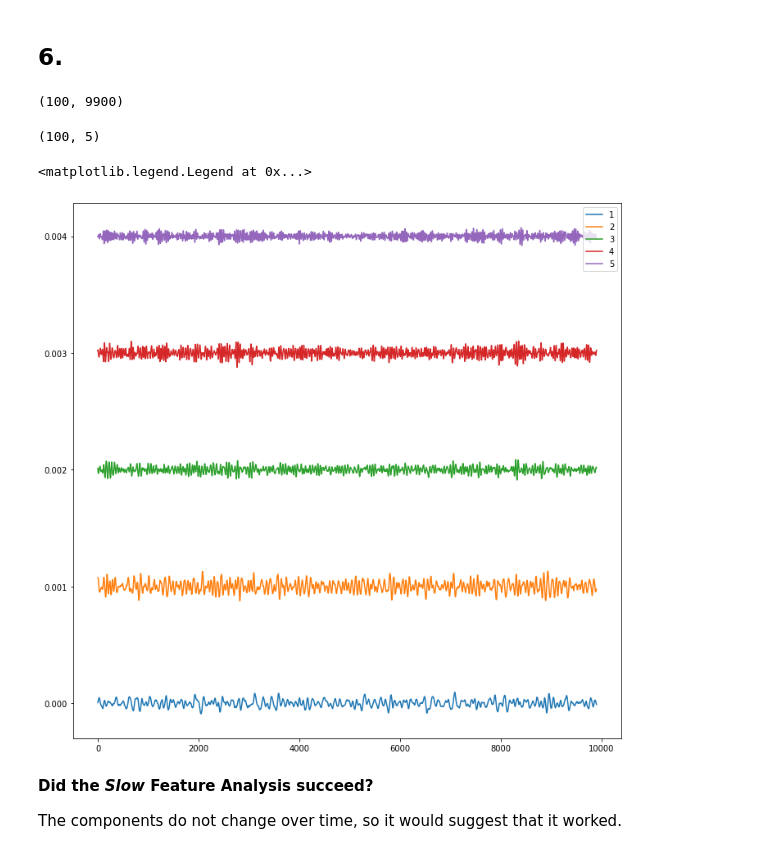
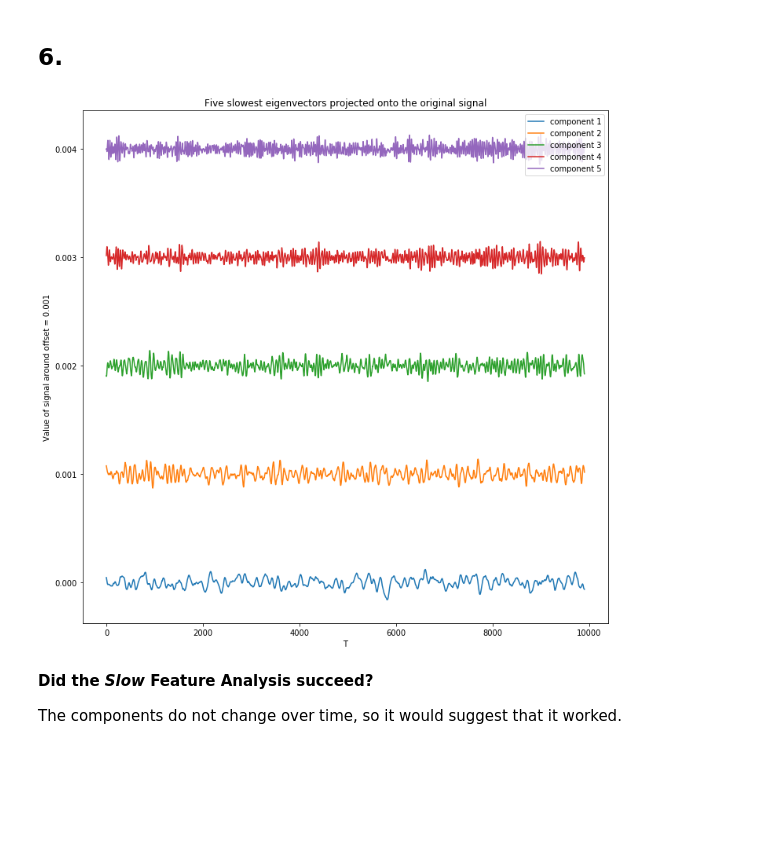
Before and after one commit to DorotheaMueller/mhbf, a Jupyter notebook: ex_2_budding_mueller.ipynb, the cells around one changed output. Saved outputs shown, nothing was run; the diff lists cells and outputs as text; code cells hidden in the pictures; blank space fills up the shorter version.

```diff
--- a/ex_2_budding_mueller.ipynb
+++ b/ex_2_budding_mueller.ipynb
@@ -180,9 +184,9 @@ def extract_receptive_fields(stimulus, len_receptive_field):
     for i in range(number_fields):
         all_rec_fields[i] = stimulus[i:len_receptive_field+i]
 
+    # Enforce zero mean across each field.
+    all_rec_fields -= np.mean(all_rec_fields.T, axis = 1)
     all_rec_fields = all_rec_fields.T
-    # Enforce zero mean across each field.
-    all_rec_fields -= np.mean(all_rec_fields, axis = 0)
     print(all_rec_fields.shape)
 
     return all_rec_fields
@@ -195,11 +199,8 @@ X = extract_receptive_fields(signal, len_receptive_field)
 # %%
 ### TMP
 # Joint covariance matrix.
-# C = np.cov(X)
-### TODO::: WHY WE CANNOT TAKE NP CONV??
-print(np.cov(X).shape)
-C = X@X.T/L
-print((X@X.T/L).shape)
-C_derivative = np.diff(X) @ np.diff(X).T / (L-1)
+C = np.cov(X)
+X_dot = np.diff(X, axis = 1)
+C_derivative = X_dot @ X_dot.T / (L-1)
 # C is right-hand side matrix in the generalized eigenvalue problem, so is second parameter.
 eigval, eigvec = eig(C_derivative, C)
@@ -212,5 +207,5 @@ eigval, eigvec = eig(C_derivative, C)
 # %%
 # Sort in ascending order.
-idx = eigval.argsort()
+idx = np.argsort(np.abs(eigval))
 eigvec = eigvec[:, idx]
 eigval = eigval[idx]
@@ -235,0 +226,8 @@ plt.plot(five_eigvec)
+# %%
+for i, eig_vec in enumerate(five_eigvec.T):
+    plt.plot(eig_vec, label = '{}. eigenvalue'.format(i+1))
+plt.xlabel('Number of eigenvalue')
+plt.ylabel('Value of eigenvalue')
+plt.title('Five slowest eigenvalues of the signal')
+plt.legend(loc='center left', bbox_to_anchor=(1, 0.5))
+plt.show()
@@ -248,27 +248,21 @@ We would expect the eigenvectors close to 0.
 **How does the shape of these eigenvectors relate to the structure of the receptive fields in primary visual cortex V1?**
 # %% [markdown]
 ## 6.
-# %%
-X.shape
-# %% [output]
-(100, 9900)
-# %%
-five_eigvec.shape
-# %% [output]
-(100, 5)
 # %%
 y = five_eigvec.T @ X
 # %%
 offset = 0.001
 plt.figure(figsize = (12,12))
 for i, y_ in enumerate(y):
-    plt.plot(y_ + i * offset, label = f"{i + 1}")
+    plt.plot(y_ + i * offset, label = f"component {i + 1}")
 
-
+plt.xlabel('T')
+plt.ylabel('Value of signal around offset = 0.001')
+plt.title('Five slowest eigenvectors projected onto the original signal')
 plt.legend()
+plt.show()
 # %% [output]
-<matplotlib.legend.Legend at 0x...>
-[figure, old version]
+[figure, new version]
 # %% [markdown]
 **Did the *Slow* Feature Analysis succeed?**
 
```
Also changed, not shown: parts of 16 cells of this notebook.
